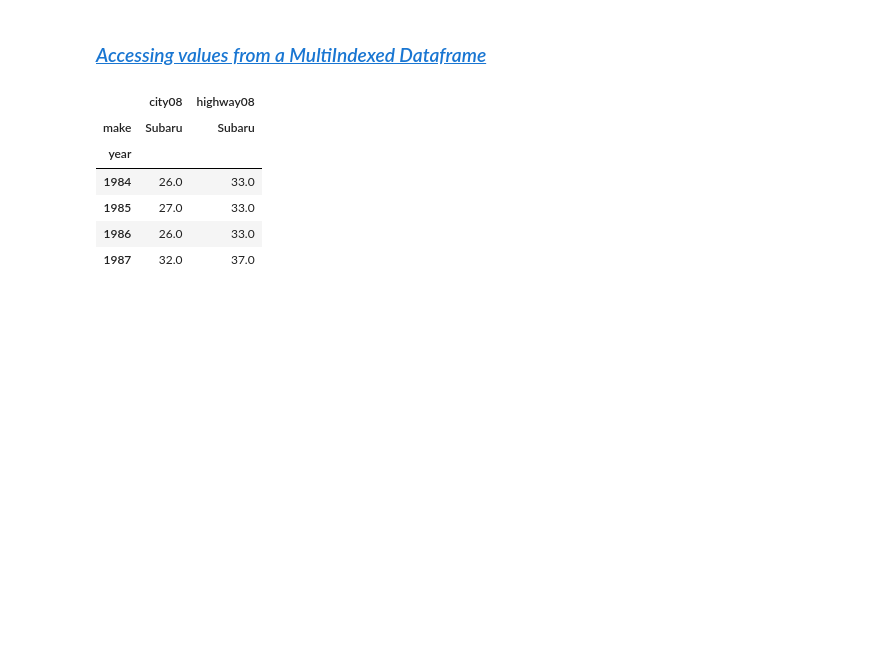
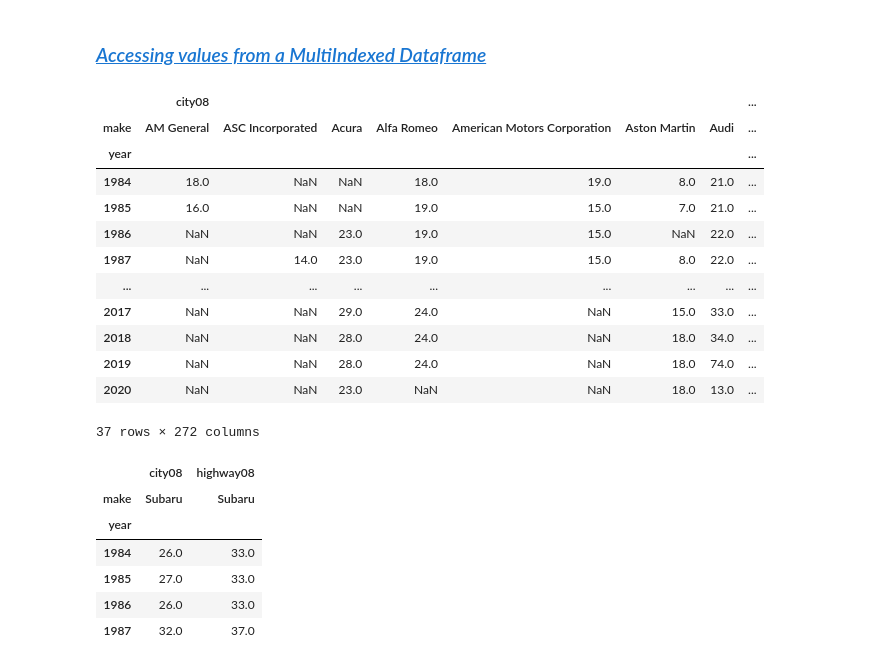
Before and after one commit to AindreaAjax/ML_Introduction, a Jupyter notebook: Pandas/04_DataFrames.ipynb, the cells around one changed output. Cells and saved outputs as stored; diff of their text form; code cells hidden in the pictures; blank space fills up the shorter version.

```diff
--- a/Pandas/04_DataFrames.ipynb
+++ b/Pandas/04_DataFrames.ipynb
@@ -1321,5 +1325,21 @@ dev_survey.groupby("Country").filter(lambda grp_: grp_.Age.size >= mdn_size)
 As we can see, the filter method does this in only 1 line of code whereas, our previous approach took multiple lines.
 # %% [markdown]
 ### <a id='toc11_4_'></a>[*Accessing values from a MultiIndexed Dataframe*](#toc0_)
+# %%
+max_mpg_year_manufac.unstack()
+# %% [output]
+|  | city08 |  |  |  |  |  |  | ... |
+| make | AM General | ASC Incorporated | Acura | Alfa Romeo | American Motors Corporation | Aston Martin | Audi | ... |
+| year |  |  |  |  |  |  |  | ... |
+| 1984 | 18.0 | NaN | NaN | 18.0 | 19.0 | 8.0 | 21.0 | ... |
+| 1985 | 16.0 | NaN | NaN | 19.0 | 15.0 | 7.0 | 21.0 | ... |
+| 1986 | NaN | NaN | 23.0 | 19.0 | 15.0 | NaN | 22.0 | ... |
+| 1987 | NaN | 14.0 | 23.0 | 19.0 | 15.0 | 8.0 | 22.0 | ... |
+| ... | ... | ... | ... | ... | ... | ... | ... | ... |
+| 2017 | NaN | NaN | 29.0 | 24.0 | NaN | 15.0 | 33.0 | ... |
+| 2018 | NaN | NaN | 28.0 | 24.0 | NaN | 18.0 | 34.0 | ... |
+| 2019 | NaN | NaN | 28.0 | 24.0 | NaN | 18.0 | 74.0 | ... |
+| 2020 | NaN | NaN | 23.0 | NaN | NaN | 18.0 | 13.0 | ... |
+37 rows × 272 columns
 # %%
 # the values of max mileage in city08 and highway08 of the Subaru cars for the years 1984 to 1987
```
Also changed, not shown: parts of 40 cells of this notebook.
